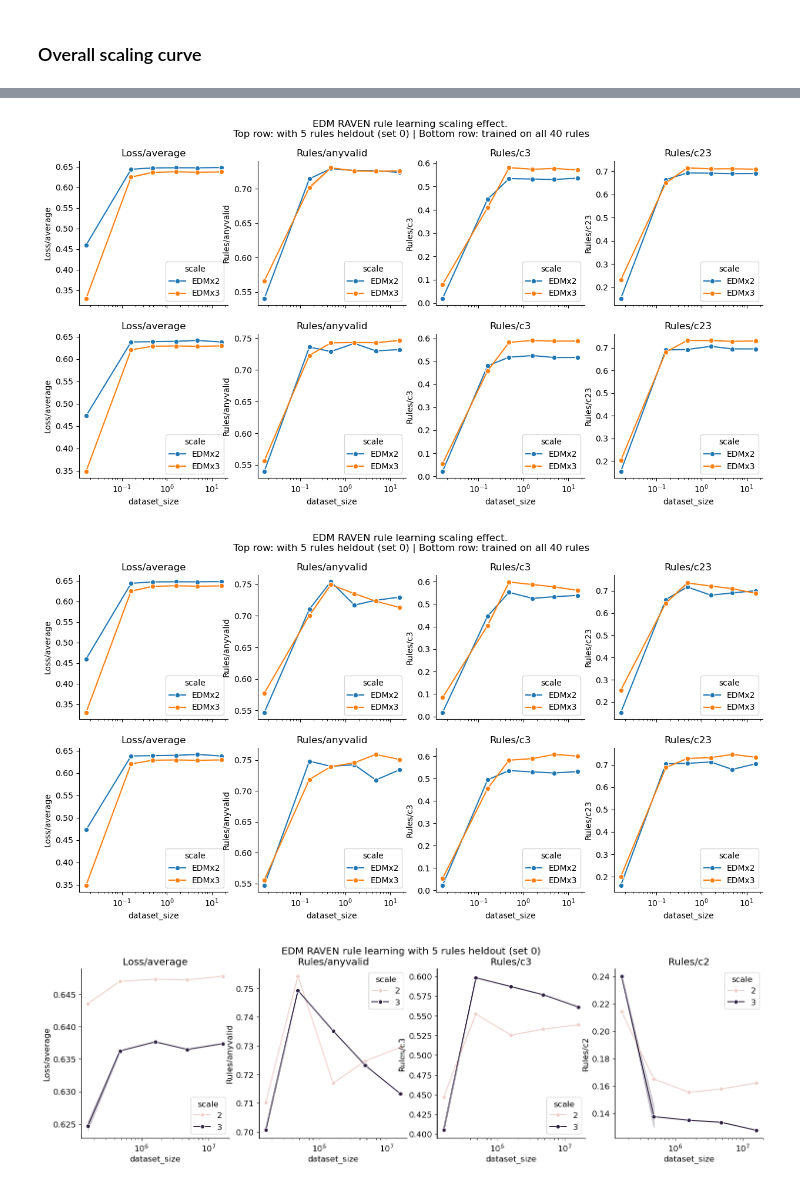
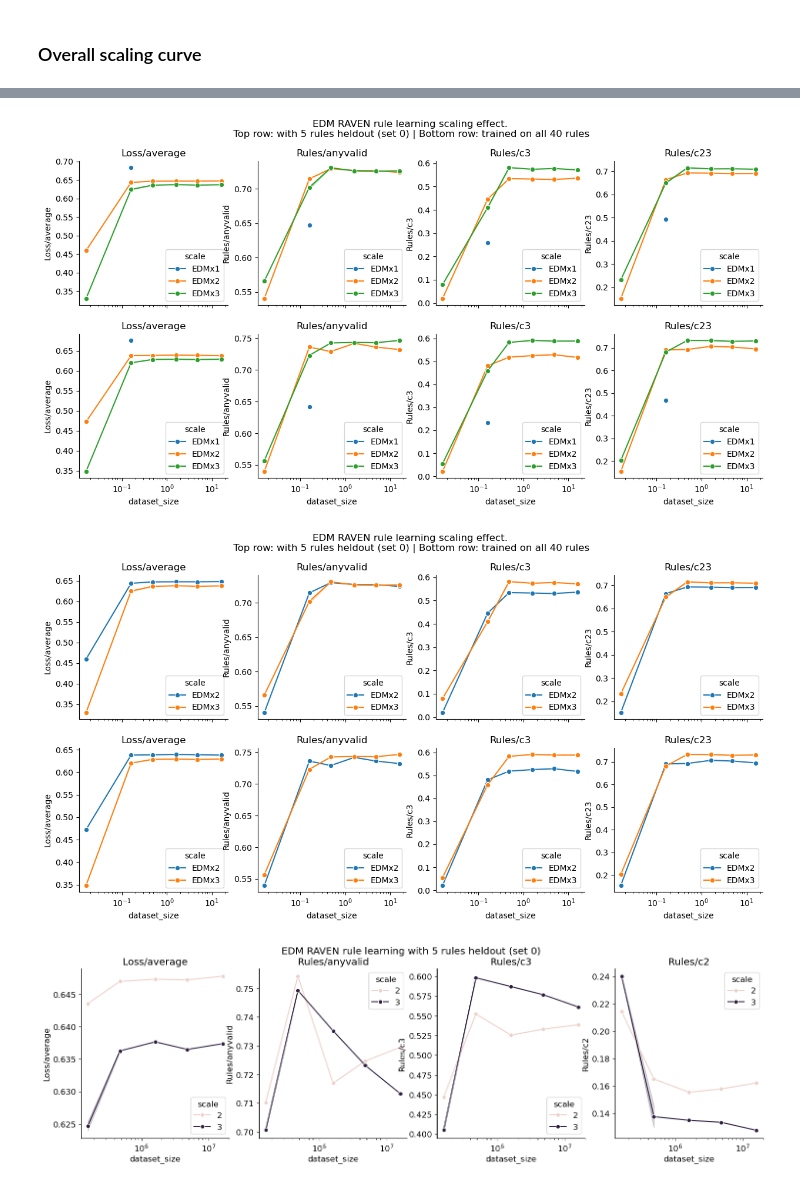
Before and after one commit to Animadversio/DiffusionReasoning, a Jupyter notebook: notebooks/Diffusion_model_Family_final_synopsis.ipynb, the cells around one changed output, grey strips where cells are left out. Cells and saved outputs as stored; diff of their text form; code cells hidden in the pictures.

Commit message:
rerun diffusion synopsis with new data

```diff
--- a/notebooks/Diffusion_model_Family_final_synopsis.ipynb
+++ b/notebooks/Diffusion_model_Family_final_synopsis.ipynb
@@ -213,11 +213,11 @@ Excluding BigBlnrX3_new_stream0_48M_heldout0_RAVEN10_abstract_20240708-2052/tens
 # %% [markdown]
 ### Overall scaling curve
 # %%
-syndf_EDM = pd.read_csv(join(tabdir, "EDM_raven_tensorboard_data.csv"), index_col=0)
+syndf_EDM = pd.read_csv(join(tabdir, "EDM_raven_tensorboard_data_last10.csv"), index_col=0)
 tb_data_col_EDM = pkl.load(open(join(tabdir, "EDM_raven_tensorboard_raw_data.pkl"), "rb"))
 # %%
 syndf_EDM["heldout"] = syndf_EDM.index.map(lambda x: "_heldout0" in x)
-syndf_EDM["scale"] = syndf_EDM.index.map(lambda x: "EDMx3" if "BigBlnrX3" in x else "EDMx2" if "WideBlnrX3" in x else None)
+syndf_EDM["scale"] = syndf_EDM.index.map(lambda x: "EDMx3" if "BigBlnrX3" in x else "EDMx2" if "WideBlnrX3" in x else "EDMx1" if "BaseBlnrX3" in x else None)
 syndf_EDM["dataset_size"] = syndf_EDM.index.map(extract_and_convert)
 syndf_EDM["Rules/c23"] = syndf_EDM["Rules/c2"] + syndf_EDM["Rules/c3"]
 syndf_EDM["Rules/c23_cnt"] = syndf_EDM["Rules/c2_cnt"] + syndf_EDM["Rules/c3_cnt"]
@@ -246,20 +247,20 @@ syndf_EDM_sorted
 # %%
 fig, axs = plt.subplots(2, 4, figsize=(15, 7), sharex=True)
 for ax, metric in zip(axs[0,:], ["Loss/average", "Rules/anyvalid", "Rules/c3", "Rules/c23",]):
     # sns.barplot(data=syndf_EDM_sorted[syndf_EDM_sorted.heldout==True], x="scale", y=metric, hue="dataset_size", ax=ax)
-    sns.lineplot(data=syndf_EDM[syndf_EDM.heldout==True], x="dataset_size", y=metric, hue="scale", ax=ax, marker="o", hue_order=["EDMx2", "EDMx3"])
+    sns.lineplot(data=syndf_EDM[syndf_EDM.heldout==True], x="dataset_size", y=metric, hue="scale", ax=ax, marker="o", hue_order=["EDMx1", "EDMx2", "EDMx3"])
     ax.set_title(metric)
     ax.set_xscale('log')
 for ax, metric in zip(axs[1,:], ["Loss/average", "Rules/anyvalid", "Rules/c3", "Rules/c23",]):
     # sns.barplot(data=syndf_EDM_sorted[syndf_EDM_sorted.heldout==False], x="scale", y=metric, hue="dataset_size", ax=ax)
-    sns.lineplot(data=syndf_EDM[syndf_EDM.heldout==False], x="dataset_size", y=metric, hue="scale", ax=ax, marker="o", hue_order=["EDMx2", "EDMx3"])
+    sns.lineplot(data=syndf_EDM[syndf_EDM.heldout==False], x="dataset_size", y=metric, hue="scale", ax=ax, marker="o", hue_order=["EDMx1", "EDMx2", "EDMx3"])
     ax.set_title(metric)
     ax.set_xscale('log')
 plt.suptitle("EDM RAVEN rule learning scaling effect.\n Top row: with 5 rules heldout (set 0) | Bottom row: trained on all 40 rules")
-# saveallforms(synopsisdir, "EDM_raven_rule_learning_scaling_effect", fig)
+saveallforms(synopsisdir, "EDM_raven_rule_learning_scaling_effect_EDMx1", fig)
 plt.show()
 # %% [output]
-[figure, old version]
+[figure, new version]
 # %%
 fig, axs = plt.subplots(2, 4, figsize=(15, 7), sharex=True)
 for ax, metric in zip(axs[0,:], ["Loss/average", "Rules/anyvalid", "Rules/c3", "Rules/c23",]):
@@ -276,7 +277,7 @@ plt.suptitle("EDM RAVEN rule learning scaling effect.\n Top row: with 5 rules he
 saveallforms(synopsisdir, "EDM_raven_rule_learning_scaling_effect", fig)
 plt.show()
 # %% [output]
-[figure, old version]
+[figure, new version]
 # %%
 figh, axs = plt.subplots(1, 4, figsize=(18, 4.5), sharex=True, squeeze=False)
 for ax, metric in zip(axs[0, :], ["Loss/average", "Rules/anyvalid", "Rules/c3", "Rules/c23",]):
```
Also changed, not shown: parts of 34 cells of this notebook, 8 other files.
